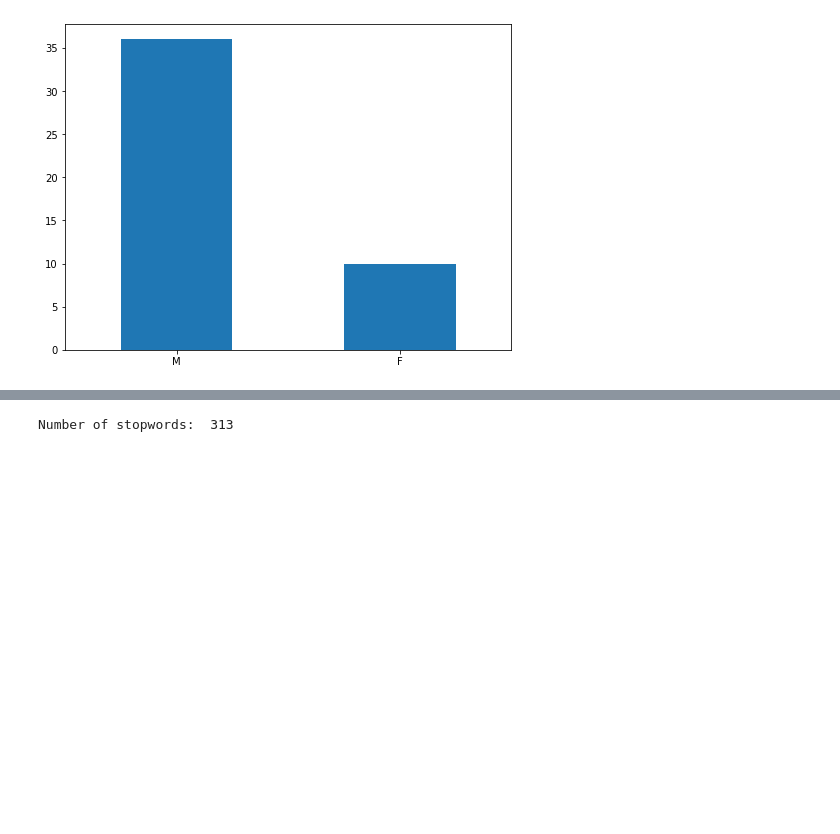
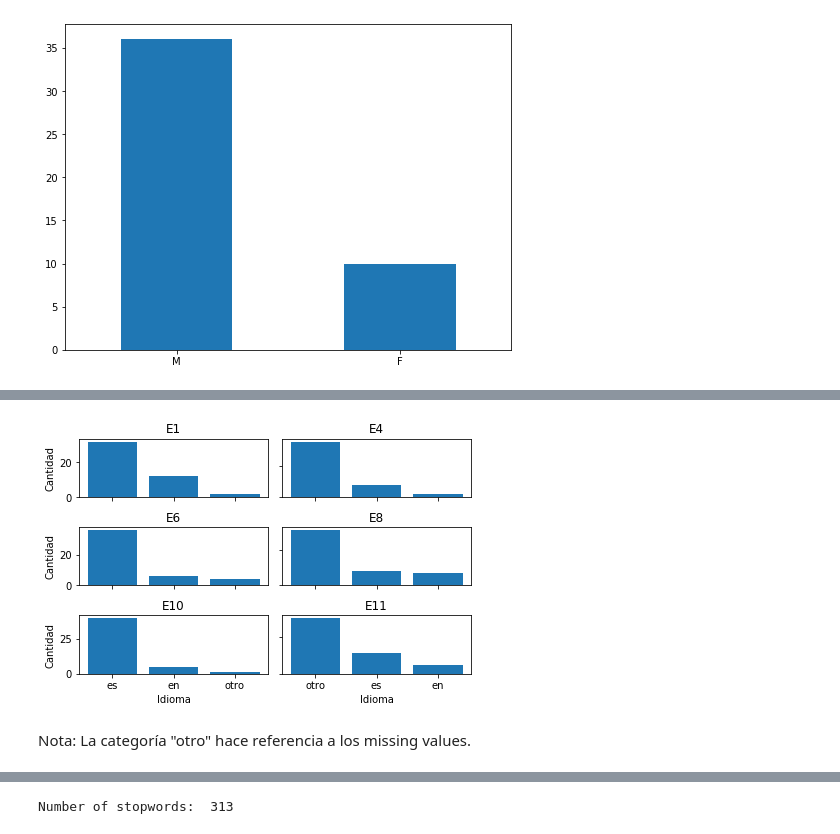
Before and after one commit to NecesitoUnNick/S3, a Jupyter notebook: E13-ClassHomeworksAnalysis.ipynb, the cells around one changed output, grey strips where cells are left out. Saved outputs shown, nothing was run; the diff lists cells and outputs as text; code cells hidden in the pictures; blank space fills up the shorter version.

```diff
--- a/E13-ClassHomeworksAnalysis.ipynb
+++ b/E13-ClassHomeworksAnalysis.ipynb
@@ -65,0 +93,26 @@ Inicialmente realizamos la traducción de los texto de inglés a español pero e
+# %%
+#Gráfico Tareas por idioma
+fig, axs = plt.subplots(3, 2, constrained_layout=True)
+axs[0, 0].bar(data['E1  lang'].value_counts().index, data['E1  lang'].value_counts());
+axs[0, 0].set_title('E1')
+axs[0, 1].bar(data['E4  lang'].value_counts().index, data['E4  lang'].value_counts());
+axs[0, 1].set_title('E4')
+axs[1, 0].bar(data['E6  lang'].value_counts().index, data['E6  lang'].value_counts());
+axs[1, 0].set_title('E6')
+axs[1, 1].bar(data['E8  lang'].value_counts().index, data['E8  lang'].value_counts());
+axs[1, 1].set_title('E8')
+axs[2, 0].bar(data['E10  lang'].value_counts().index, data['E10  lang'].value_counts());
+axs[2, 0].set_title('E10')
+axs[2, 1].bar(data['E11  lang'].value_counts().index, data['E11  lang'].value_counts());
+axs[2, 1].set_title('E11')
+
+for ax in axs.flat:
+    ax.set(xlabel='Idioma', ylabel='Cantidad')
+
+# Hide x labels and tick labels for top plots and y ticks for right plots.
+for ax in axs.flat:
+    ax.label_outer()
+# %% [output]
+[figure, added]
+# %% [markdown]
+Nota: La categoría "otro" hace referencia a los missing values.
```
Also changed, not shown: parts of 110 cells of this notebook, 2 other files.
